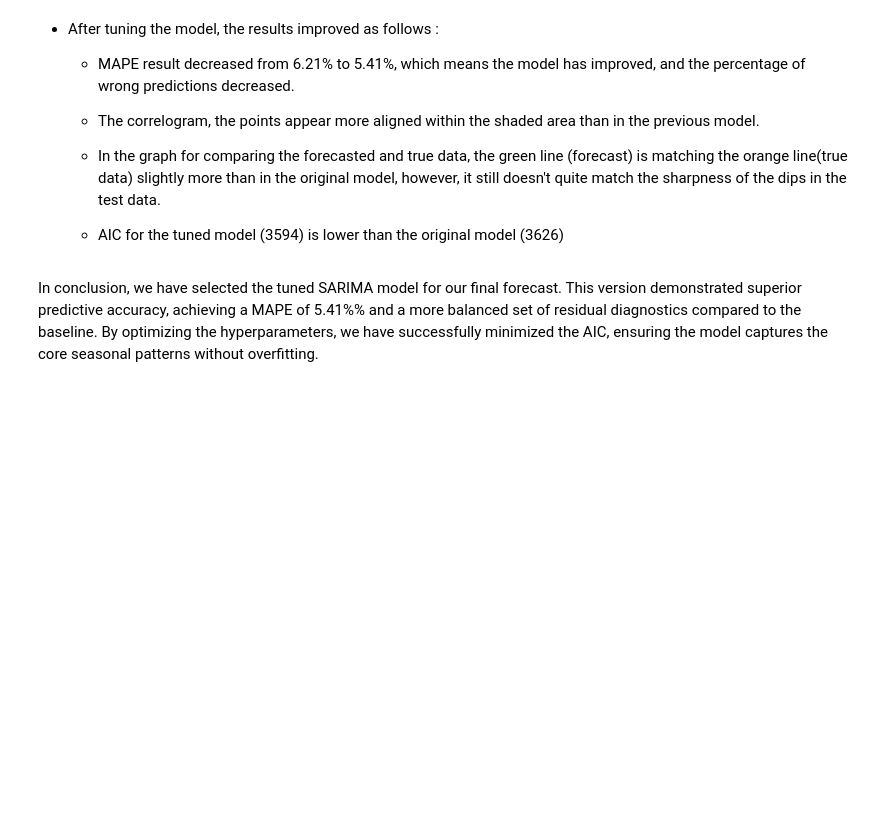
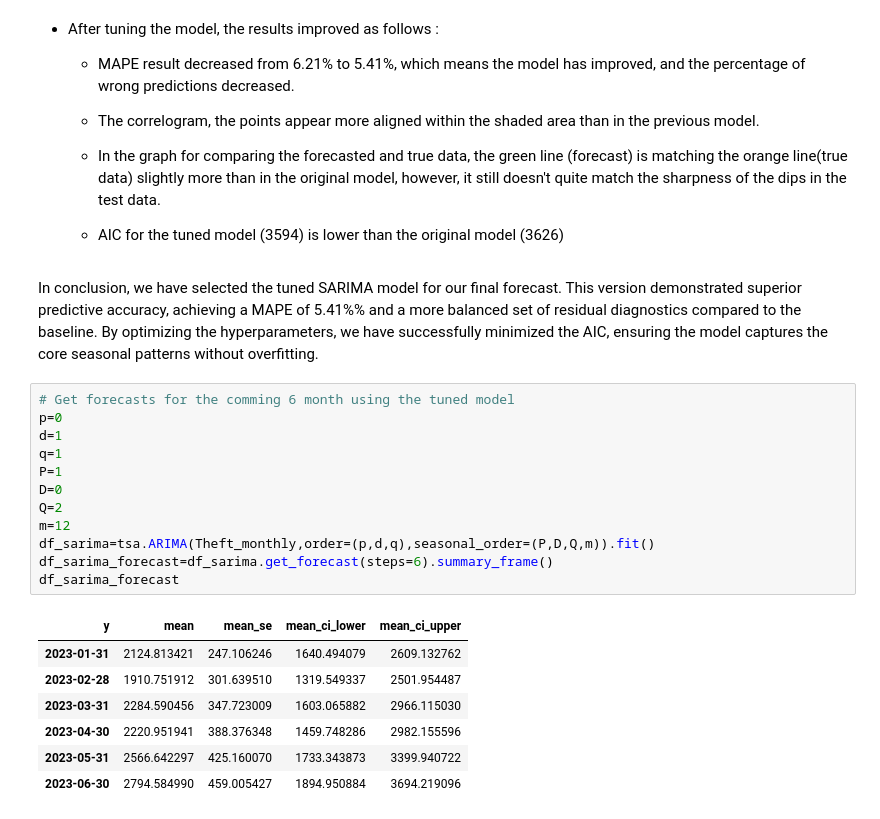
Before and after one commit to Hibashanti/Time-Series-Analysis, a Jupyter notebook: Chicago_Crimes_Core.ipynb, the cells around one changed output. Saved outputs shown, nothing was run; the diff lists cells and outputs as text; blank space fills up the shorter version.

```diff
--- a/Chicago_Crimes_Core.ipynb
+++ b/Chicago_Crimes_Core.ipynb
@@ -840,3 +837,23 @@ ax=sarima_2.plot_diagnostics();
   - AIC for the tuned model (3594) is lower than the original model (3626)
 # %% [markdown]
 In conclusion, we have selected the tuned SARIMA model for our final forecast. This version demonstrated superior predictive accuracy, achieving a MAPE of 5.41%% and a more balanced set of residual diagnostics compared to the baseline. By optimizing the hyperparameters, we have successfully minimized the AIC, ensuring the model captures the core seasonal patterns without overfitting.
+# %%
+# Get forecasts for the comming 6 month using the tuned model
+p=0
+d=1
+q=1
+P=1
+D=0
+Q=2
+m=12
+df_sarima=tsa.ARIMA(Theft_monthly,order=(p,d,q),seasonal_order=(P,D,Q,m)).fit()
+df_sarima_forecast=df_sarima.get_forecast(steps=6).summary_frame()
+df_sarima_forecast
+# %% [output]
+| y | mean | mean_se | mean_ci_lower | mean_ci_upper |
+| 2023-01-31 | 2124.813421 | 247.106246 | 1640.494079 | 2609.132762 |
+| 2023-02-28 | 1910.751912 | 301.639510 | 1319.549337 | 2501.954487 |
+| 2023-03-31 | 2284.590456 | 347.723009 | 1603.065882 | 2966.115030 |
+| 2023-04-30 | 2220.951941 | 388.376348 | 1459.748286 | 2982.155596 |
+| 2023-05-31 | 2566.642297 | 425.160070 | 1733.343873 | 3399.940722 |
+| 2023-06-30 | 2794.584990 | 459.005427 | 1894.950884 | 3694.219096 |
```
Also changed, not shown: parts of 8 cells of this notebook.
